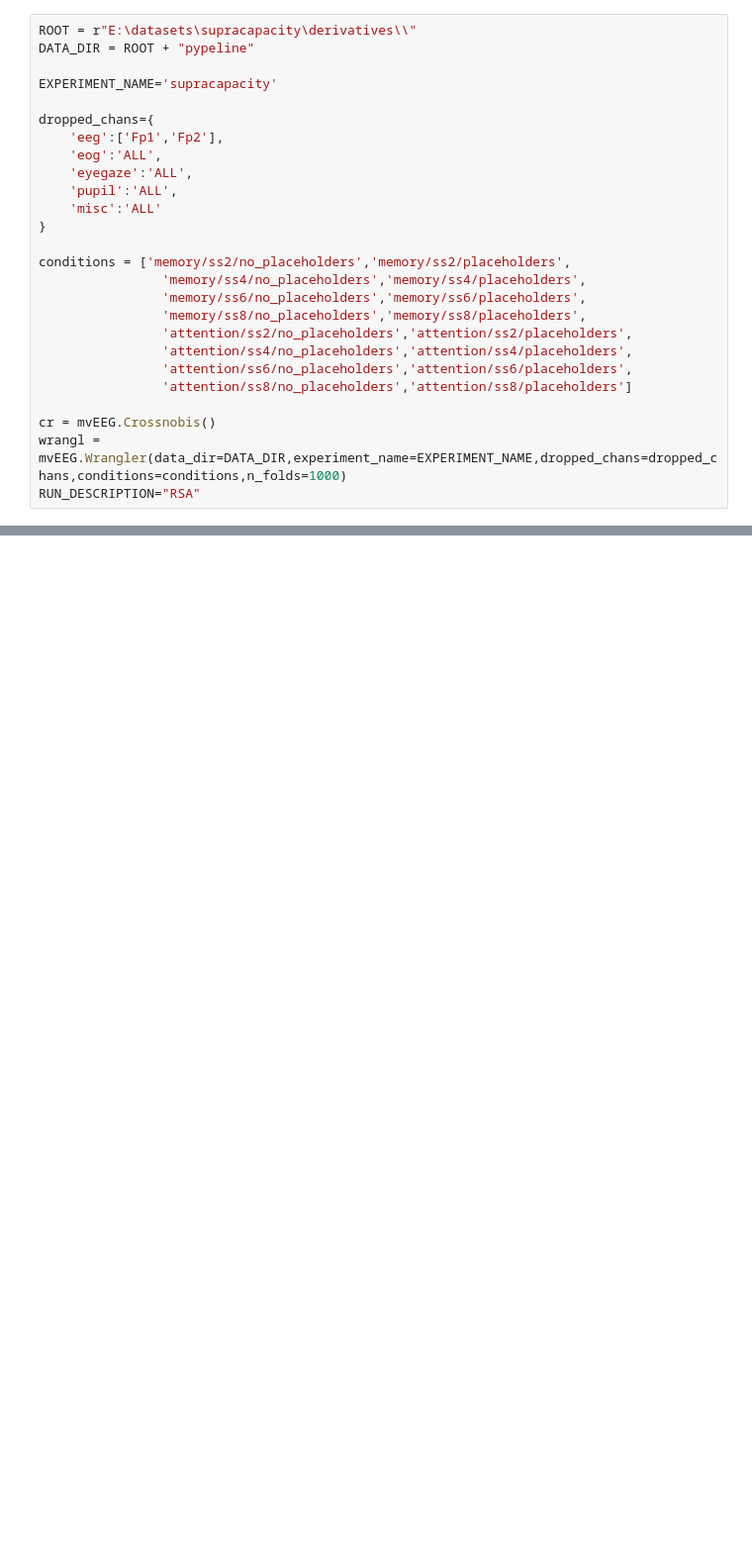
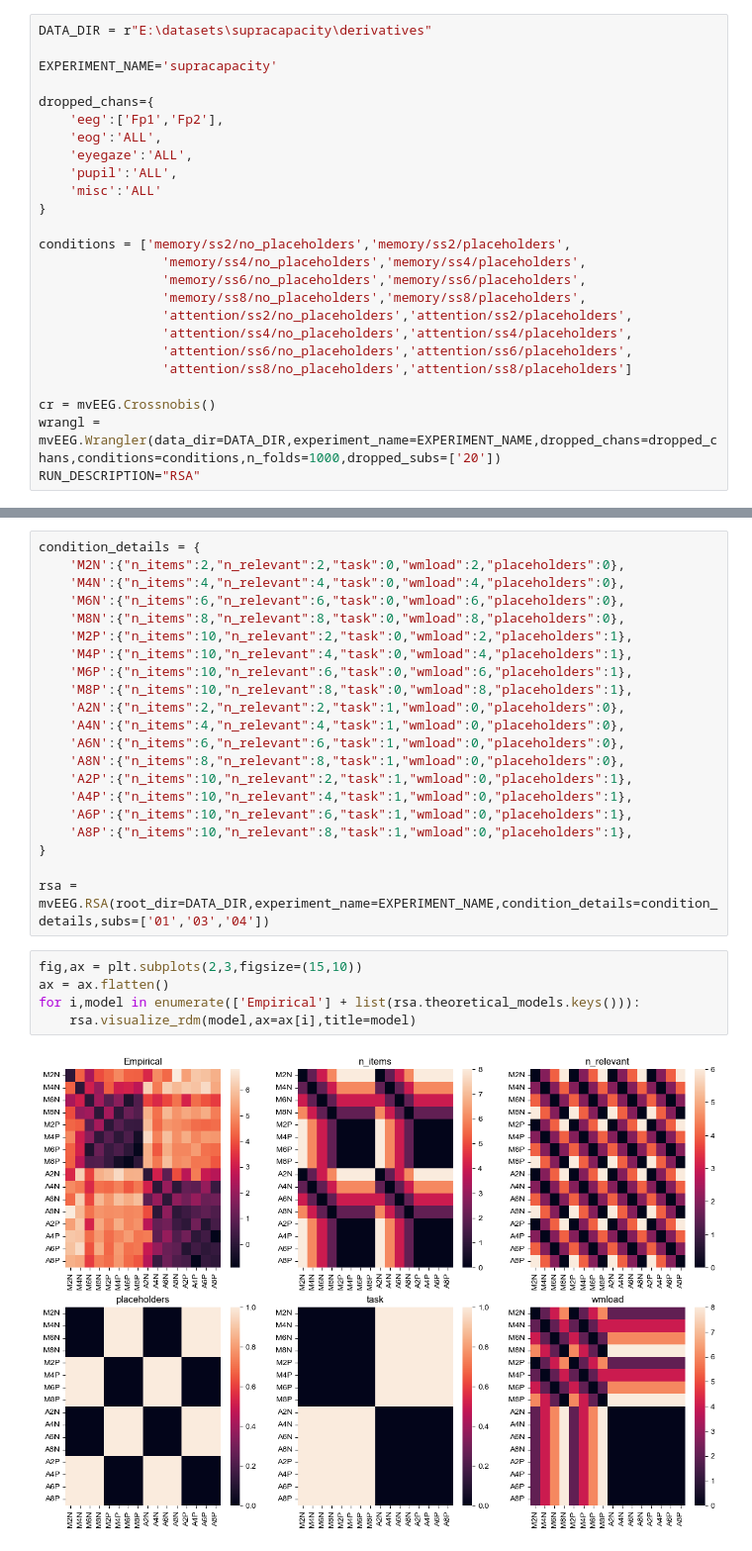
Before and after one commit to AwhVogelLab/mvEEG, a Jupyter notebook: RSA demo notebook.ipynb, the cells around one changed output, grey strips where cells are left out. Shown: that part at 99% size. Cells and saved outputs as stored; diff of their text form; blank space fills up the shorter version.

```diff
--- a/RSA demo notebook.ipynb
+++ b/RSA demo notebook.ipynb
@@ -15,6 +18,5 @@ import tqdm as tqdm
 # %%
-ROOT = r"E:\datasets\supracapacity\derivatives\\"
-DATA_DIR = ROOT + "pypeline"
+DATA_DIR = r"E:\datasets\supracapacity\derivatives"
 
 EXPERIMENT_NAME='supracapacity'
 
@@ -36,7 +38,7 @@ conditions = ['memory/ss2/no_placeholders','memory/ss2/placeholders',
                 'attention/ss8/no_placeholders','attention/ss8/placeholders']
 
 cr = mvEEG.Crossnobis()
-wrangl = mvEEG.Wrangler(data_dir=DATA_DIR,experiment_name=EXPERIMENT_NAME,dropped_chans=dropped_chans,conditions=conditions,n_folds=1000)
+wrangl = mvEEG.Wrangler(data_dir=DATA_DIR,experiment_name=EXPERIMENT_NAME,dropped_chans=dropped_chans,conditions=conditions,n_folds=1000,dropped_subs=['20'])
 RUN_DESCRIPTION="RSA"
 # %%
 
@@ -72,0 +73,28 @@ KeyboardInterrupt:
+# %%
+condition_details = {
+    'M2N':{"n_items":2,"n_relevant":2,"task":0,"wmload":2,"placeholders":0},
+    'M4N':{"n_items":4,"n_relevant":4,"task":0,"wmload":4,"placeholders":0},
+    'M6N':{"n_items":6,"n_relevant":6,"task":0,"wmload":6,"placeholders":0},
+    'M8N':{"n_items":8,"n_relevant":8,"task":0,"wmload":8,"placeholders":0},
+    'M2P':{"n_items":10,"n_relevant":2,"task":0,"wmload":2,"placeholders":1},
+    'M4P':{"n_items":10,"n_relevant":4,"task":0,"wmload":4,"placeholders":1},
+    'M6P':{"n_items":10,"n_relevant":6,"task":0,"wmload":6,"placeholders":1},
+    'M8P':{"n_items":10,"n_relevant":8,"task":0,"wmload":8,"placeholders":1},
+    'A2N':{"n_items":2,"n_relevant":2,"task":1,"wmload":0,"placeholders":0},
+    'A4N':{"n_items":4,"n_relevant":4,"task":1,"wmload":0,"placeholders":0},
+    'A6N':{"n_items":6,"n_relevant":6,"task":1,"wmload":0,"placeholders":0},
+    'A8N':{"n_items":8,"n_relevant":8,"task":1,"wmload":0,"placeholders":0},
+    'A2P':{"n_items":10,"n_relevant":2,"task":1,"wmload":0,"placeholders":1},
+    'A4P':{"n_items":10,"n_relevant":4,"task":1,"wmload":0,"placeholders":1},
+    'A6P':{"n_items":10,"n_relevant":6,"task":1,"wmload":0,"placeholders":1},
+    'A8P':{"n_items":10,"n_relevant":8,"task":1,"wmload":0,"placeholders":1},
+}
+
+rsa = mvEEG.RSA(root_dir=DATA_DIR,experiment_name=EXPERIMENT_NAME,condition_details=condition_details,subs=['01','03','04'])
+# %%
+fig,ax = plt.subplots(2,3,figsize=(15,10))
+ax = ax.flatten()
+for i,model in enumerate(['Empirical'] + list(rsa.theoretical_models.keys())):
+    rsa.visualize_rdm(model,ax=ax[i],title=model)
+# %% [output]
+[figure, added]
```
Also changed, not shown: parts of 5 cells of this notebook, 3 other files.
